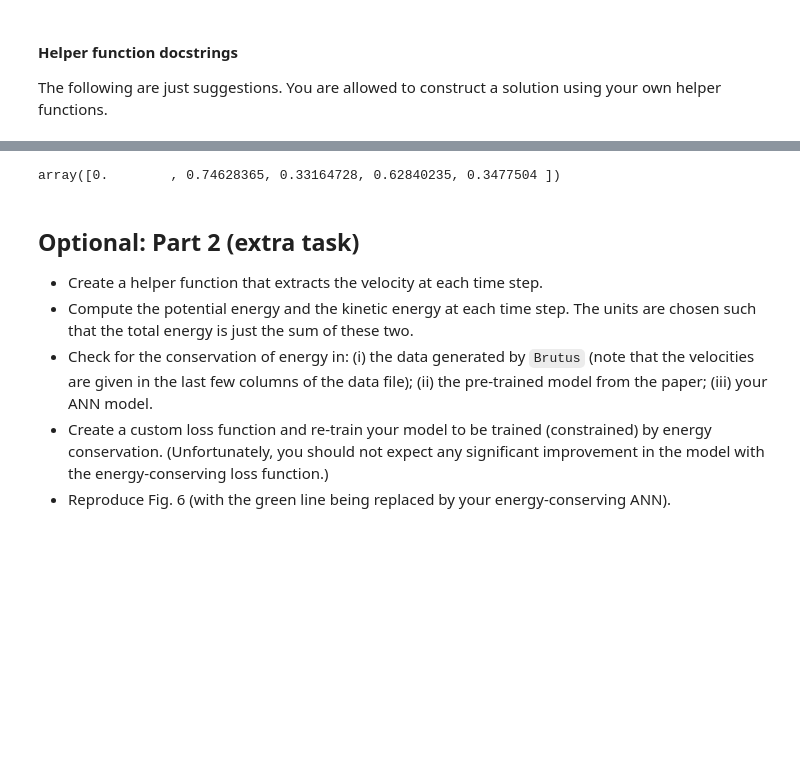
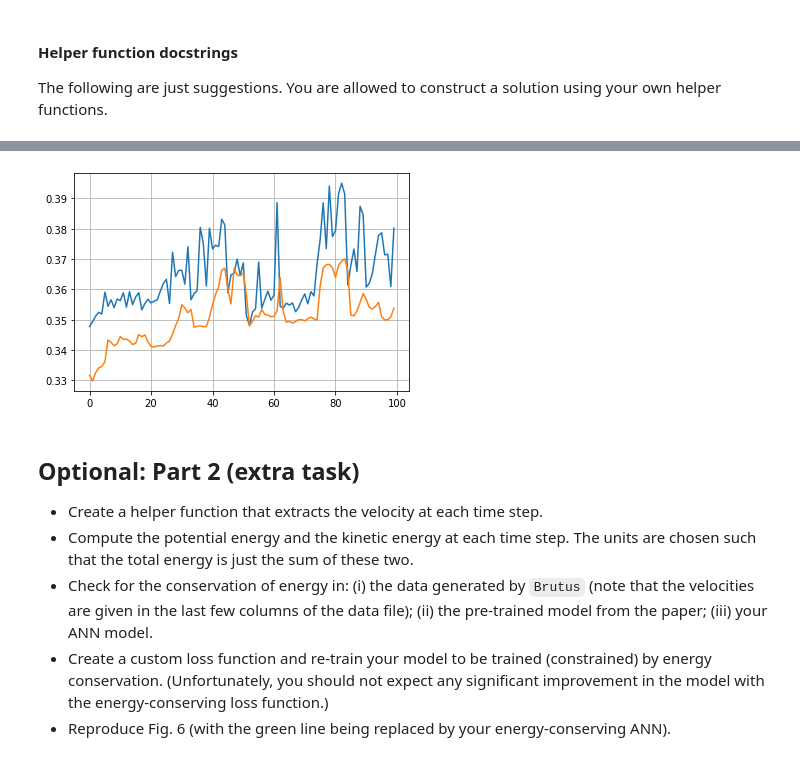
Before and after one commit to JeppJeppsson/project2, a Jupyter notebook: TIF285_Project2.ipynb, the cells around one changed output, grey strips where cells are left out. Drawn from its saved outputs; the diff is of its cells as text; code cells hidden in the pictures; blank space fills up the shorter version.

Commit message:
loading history

```diff
--- a/TIF285_Project2.ipynb
+++ b/TIF285_Project2.ipynb
@@ -365,28 +372,31 @@ history = ANN.fit_generator(data_train, epochs=100, validation_data = data_test,
 # %%
 # Comparison of training and testing MAEs
 
 # Save temporary data
 # np.save('test_history',history.history)
 
 # Load saved data using temp_data = np.load('name',allow_pickle=True)
 # and use the dict through temp_data.item().get('value of interest')
 
 # We fetch MAEs from the fit
 #MAE_train = history.history['loss']
 #MAE_test  = history.history['val_loss']
 #epochs    = np.arange(1,len(MAE_train)+1) # +1 since epochs start at 1, not 0
 #print(history.history['loss'])
 
 # Alternatively, we load the data from our .csv file
-history_test = np.genfromtxt('history_ep100_ba30.csv',delimiter=',')
-history_test[1]
+history_load = np.genfromtxt('history_ep100_ba30.csv',delimiter=',',skip_header=1)
+epochs    = history_load[:,0]
+acc_train = history_load[:,1]
+MAE_train = history_load[:,2]
+acc_test  = history_load[:,3]
+MAE_test  = history_load[:,4]
 
-
-#plt.plot(epochs,MAE_test)
-#plt.plot(epochs,MAE_train)
-#plt.grid()
+plt.plot(epochs,MAE_test)
+plt.plot(epochs,MAE_train)
+plt.grid()
 # %% [output]
-array([0.        , 0.74628365, 0.33164728, 0.62840235, 0.3477504 ])
+[figure, added]
 # %%
 # Fetching the MAE of Breen's model
 breen_stats = ANN_breen.evaluate(x_test.reshape(-1,3),y_test.reshape(-1,4))
```
Also changed, not shown: parts of 2 cells of this notebook.
